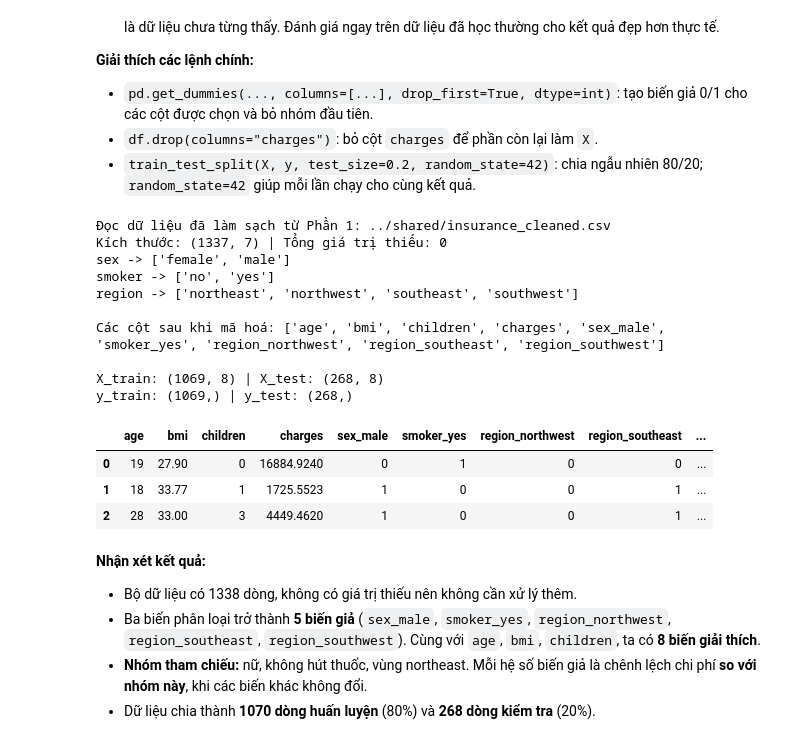
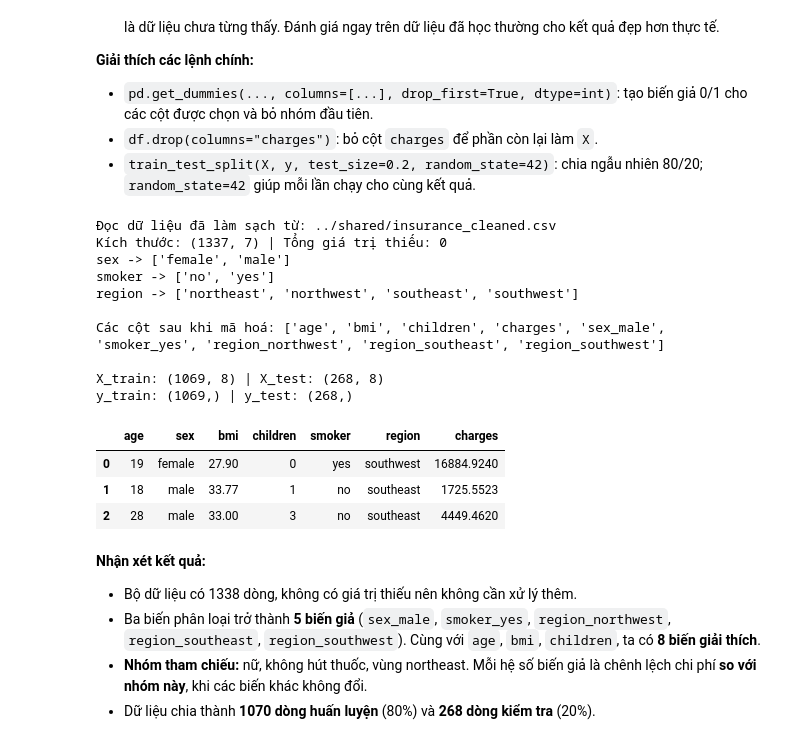
Before and after one commit to Narwhal1412/Data-Analysis-And-Visualization-Final, a Jupyter notebook: giaViet/524H0075.ipynb, the cells around one changed output. Saved outputs shown, nothing was run; the diff lists cells and outputs as text; code cells hidden in the pictures.

```diff
--- a/giaViet/524H0075.ipynb
+++ b/giaViet/524H0075.ipynb
@@ -936,27 +923,25 @@ import statsmodels.api as sm
 # Import hàm chia dữ liệu thành tập huấn luyện và tập kiểm tra
 from sklearn.model_selection import train_test_split
 
-# Đường dẫn file đã làm sạch do Phần 1 tạo ra (đã loại dòng trùng lặp)
-DUONG_DAN_SACH = "../shared/insurance_cleaned.csv"
-# Đường dẫn file dữ liệu gốc (dự phòng nếu chưa chạy Phần 1)
-DUONG_DAN_GOC = "../shared/insurance.csv"
+# Các vị trí có thể chứa file đã làm sạch, theo đúng thứ tự mà Phần 1 lưu file
+DANH_SACH_DUONG_DAN = ["../shared/insurance_cleaned.csv", "insurance_cleaned.csv"]
 
 
 def doc_du_lieu_sach():
-    """Đọc dữ liệu đã làm sạch ở Phần 1; nếu chưa có thì tự làm sạch từ file gốc."""
-    # Nếu file đã làm sạch của Phần 1 tồn tại thì dùng file đó
-    if os.path.exists(DUONG_DAN_SACH):
-        # In thông báo file đang dùng
-        print("Đọc dữ liệu đã làm sạch từ Phần 1:", DUONG_DAN_SACH)
-        # Trả về bảng đọc từ file đã làm sạch
-        return pd.read_csv(DUONG_DAN_SACH)
-    # Nếu chưa có file thì tự làm sạch giống Phần 1
-    print("Chưa có file đã làm sạch, đọc file gốc và loại dòng trùng lặp:", DUONG_DAN_GOC)
-    # Đọc file gốc, loại dòng trùng lặp (giữ dòng đầu tiên), đánh lại chỉ mục
-    return pd.read_csv(DUONG_DAN_GOC).drop_duplicates().reset_index(drop=True)
+    """Đọc file dữ liệu đã làm sạch do Phần 1 tạo ra (trong shared hoặc thư mục hiện tại)."""
+    # Duyệt lần lượt từng vị trí có thể chứa file
+    for duong_dan in DANH_SACH_DUONG_DAN:
+        # Nếu file tồn tại ở vị trí này thì đọc và dừng tìm
+        if os.path.exists(duong_dan):
+            # In thông báo cho biết đã đọc file ở đâu
+            print("Đọc dữ liệu đã làm sạch từ:", duong_dan)
+            # Trả về bảng dữ liệu
+            return pd.read_csv(duong_dan)
+    # Không tìm thấy ở cả hai vị trí thì báo lỗi rõ ràng
+    raise FileNotFoundError("Không tìm thấy insurance_cleaned.csv (trong ../shared/ hoặc thư mục hiện tại). Hãy chạy Phần 1 trước.")
 
 
-# Đọc dữ liệu vào bảng riêng cho Phần 5 (không dùng lại df của Phần 4)
+# Đọc dữ liệu đã làm sạch vào bảng riêng cho Phần 5 (không dùng lại df của Phần 4)
 df_hq = doc_du_lieu_sach()
 
 # In kích thước bảng và tổng số giá trị thiếu để chắc chắn dữ liệu sạch
@@ -969,39 +954,39 @@ for cot in ["sex", "smoker", "region"]:
 # Mã hoá 3 biến phân loại thành biến giả 0/1, bỏ nhóm đầu tiên làm nhóm tham chiếu
 df_ma_hoa = pd.get_dummies(df_hq, columns=["sex", "smoker", "region"],
                            drop_first=True, dtype=int)
 
 # In tên các cột sau khi mã hoá
 print("\nCác cột sau khi mã hoá:", list(df_ma_hoa.columns))
 
 # Tách biến mục tiêu y (chi phí y tế cần giải thích và dự đoán)
 y = df_ma_hoa["charges"]
 # Tách các biến giải thích X (tất cả các cột còn lại)
 X = df_ma_hoa.drop(columns="charges")
 
 # Chia 80% huấn luyện, 20% kiểm tra; random_state cố định để kết quả tái lập được
 X_train, X_test, y_train, y_test = train_test_split(X, y, test_size=0.2, random_state=42)
 
 # In kích thước của bốn phần sau khi chia
 print("\nX_train:", X_train.shape, "| X_test:", X_test.shape)
 print("y_train:", y_train.shape, "| y_test:", y_test.shape)
 
 # Xem 3 dòng đầu của bảng đã mã hoá để quan sát các cột 0/1
-df_ma_hoa.head(3)
+df_hq.head(3)
 # %% [output]
-Đọc dữ liệu đã làm sạch từ Phần 1: ../shared/insurance_cleaned.csv
+Đọc dữ liệu đã làm sạch từ: ../shared/insurance_cleaned.csv
 Kích thước: (1337, 7) | Tổng giá trị thiếu: 0
 sex -> ['female', 'male']
 smoker -> ['no', 'yes']
 region -> ['northeast', 'northwest', 'southeast', 'southwest']
 
 Các cột sau khi mã hoá: ['age', 'bmi', 'children', 'charges', 'sex_male', 'smoker_yes', 'region_northwest', 'region_southeast', 'region_southwest']
 
 X_train: (1069, 8) | X_test: (268, 8)
 y_train: (1069,) | y_test: (268,)
-|  | age | bmi | children | charges | sex_male | smoker_yes | region_northwest | region_southeast | ... |
-| 0 | 19 | 27.90 | 0 | 16884.9240 | 0 | 1 | 0 | 0 | ... |
-| 1 | 18 | 33.77 | 1 | 1725.5523 | 1 | 0 | 0 | 1 | ... |
-| 2 | 28 | 33.00 | 3 | 4449.4620 | 1 | 0 | 0 | 1 | ... |
+|  | age | sex | bmi | children | smoker | region | charges |
+| 0 | 19 | female | 27.90 | 0 | yes | southwest | 16884.9240 |
+| 1 | 18 | male | 33.77 | 1 | no | southeast | 1725.5523 |
+| 2 | 28 | male | 33.00 | 3 | no | southeast | 4449.4620 |
 # %% [markdown]
 **Nhận xét kết quả:**
 
```
Also changed, not shown: parts of 1 cell of this notebook.
